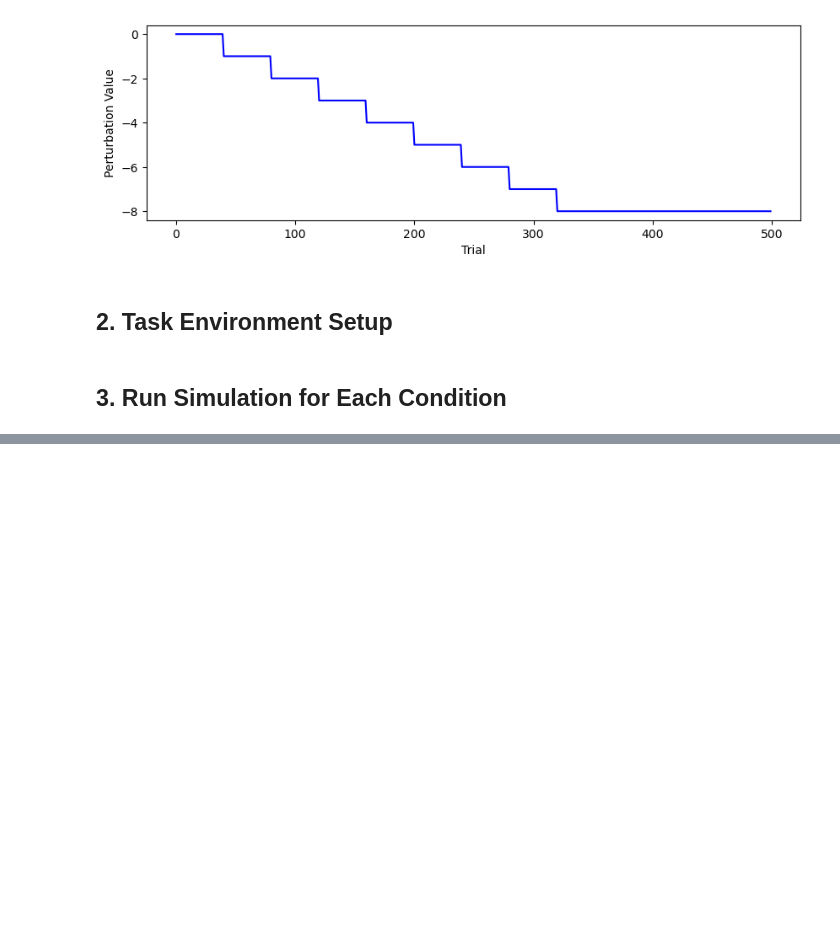
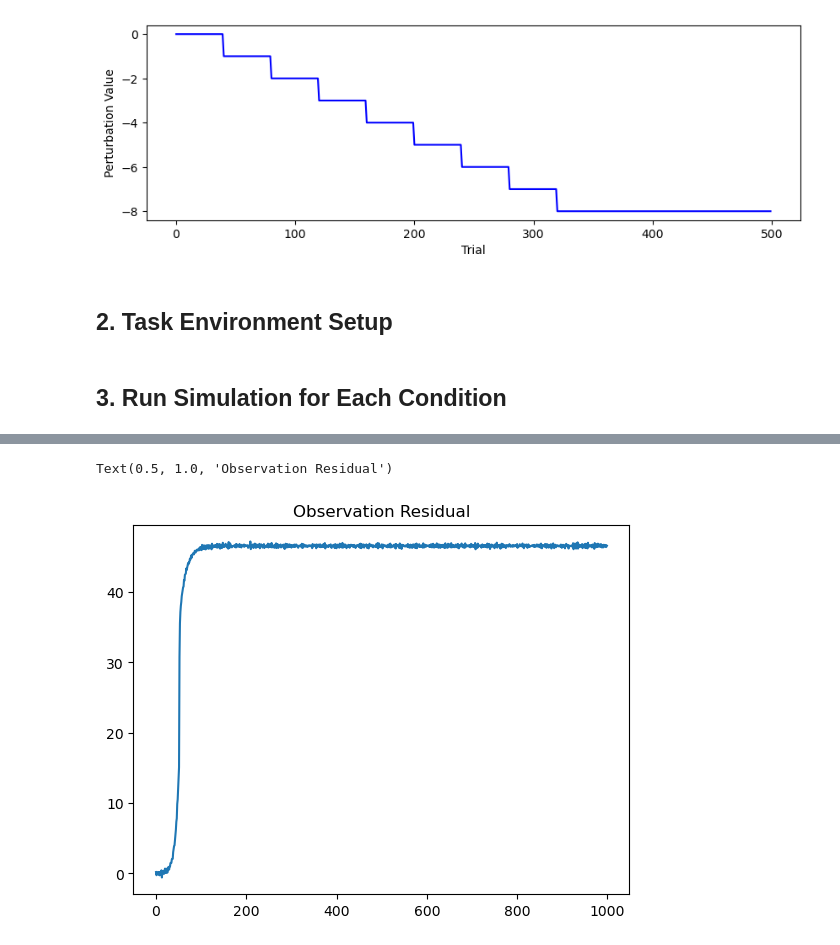
Before and after one commit to opherdonchin/ModelsOfTheMotorSystems, a Jupyter notebook: In class exercises/Ex8_Reinforcement_And_Error.ipynb, the cells around one changed output, grey strips where cells are left out. Drawn from its saved outputs; the diff is of its cells as text; code cells hidden in the pictures; blank space fills up the shorter version.

```diff
--- a/In class exercises/Ex8_Reinforcement_And_Error.ipynb
+++ b/In class exercises/Ex8_Reinforcement_And_Error.ipynb
@@ -7,37 +8,24 @@ import numpy as np
 import matplotlib.pyplot as plt
 # %%
 # Simulation settings
-n_trials = 200
-gamma = 0.9           # discount factor
-alpha_r = 0.1         # learning rate for reward prediction error
-alpha_v = 0.1         # learning rate for value function
-a = 0.98              # forgetting factor for perturbation
-b = np.array([[0], [1]])  # input matrix
-C = np.array([[1, 1]])    # observation matrix
-A = np.array([[a, 0], [1, 0]])
+total_trials = 200
+gamma = 0.95          # discount factor
+alpha_r = 0.04         # learning rate for reward prediction error
+alpha_v = 0.15         # learning rate for value function
+a = 0.9              # forgetting factor for perturbation
 
 # Noise terms
-s_h = 0.1
+s_h = 3
 s_y_by_condition = {
-    "ERR": 5.0,
-    "EPE": 20.0,
+    "ERR": 6.0,
+    "EPE": 15.0,
     "RWD": 1e6  # essentially no observation
 }
-s_phat = 0.1
-s_u = 0.1
+s_phat = 3
+s_u = 1.25
 
 target_radius = 3
-beta = 0.1 # Scaling parameter for motor cost
-
-Q = np.diag([s_phat**2, s_h**2])
-R = np.array([[s_y**2]]) # Turn s_y in a 1x1 variance matrix
-
-# Initial values
-x = np.zeros((2, 1))    # true state: [p; h]
-x_hat = np.zeros((2, 1)) # state estimate
-w_r = 0.0                # reward-based controller
-w_v = 0.0                # value estimate
-nu = 0.0                 # motor noise
+beta = 0.001 # Scaling parameter for motor cost
 # %%
 # Create perturbation array p
 step_size = -1         # Size of each step change
@@ -178,0 +236,7 @@ plt.show()
+# %%
+resid = err_df['y'] - (err_df['x_hat_p'] + err_df['x_hat_h'])
+plt.plot(resid)
+plt.title("Observation Residual")
+# %% [output]
+Text(0.5, 1.0, 'Observation Residual')
+[figure, added]
```
Also changed, not shown: parts of 8 cells of this notebook.
